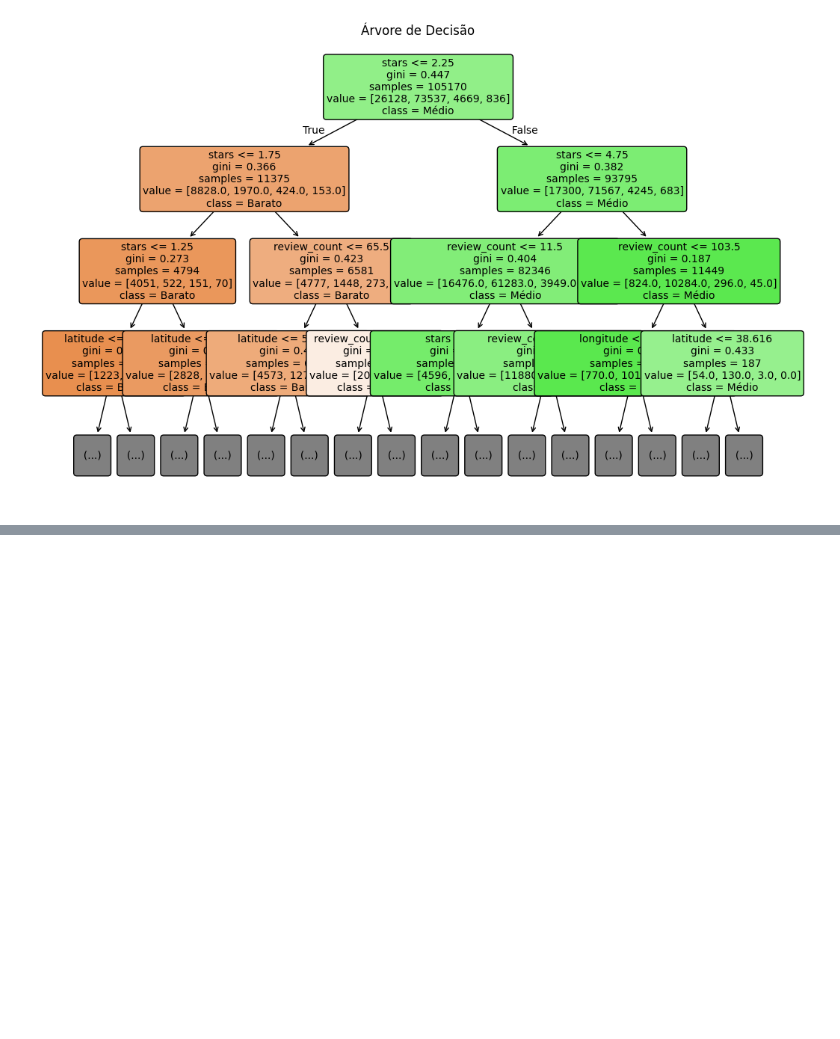
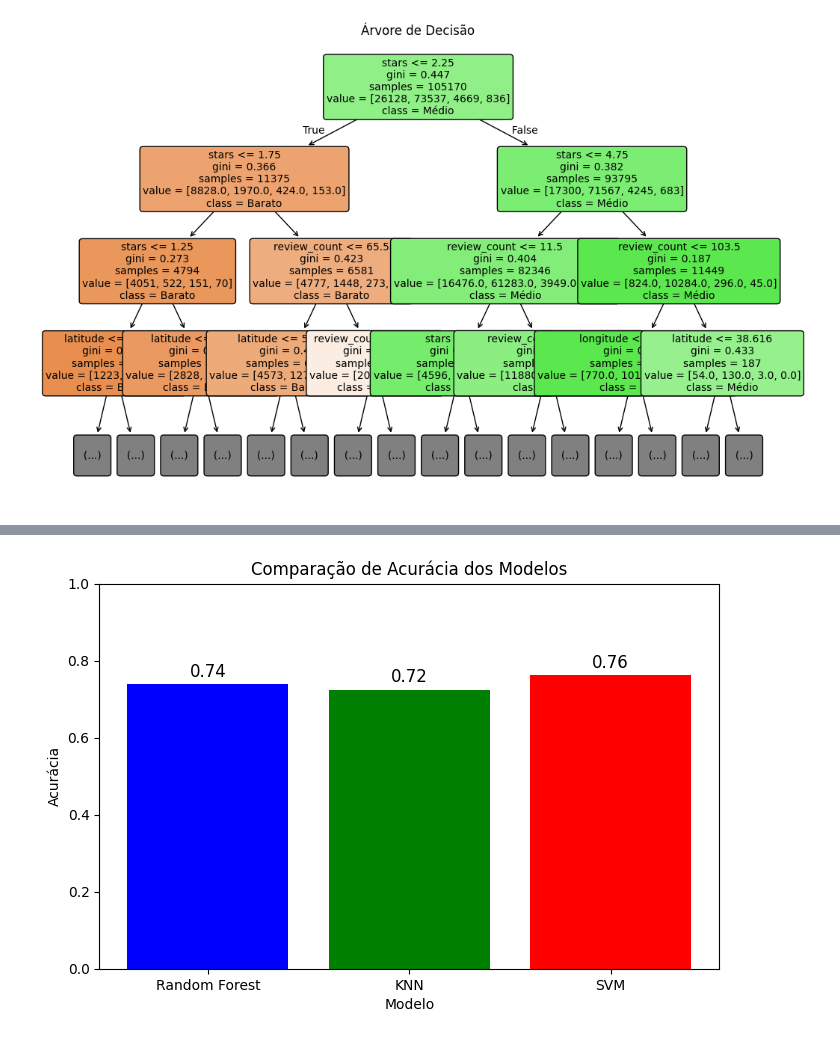
Before and after one commit to ste-coding/pisi3-grupo05, a Jupyter notebook: random-forest.ipynb, the cells around one changed output, grey strips where cells are left out. Cells and saved outputs as stored; diff of their text form; code cells hidden in the pictures; blank space fills up the shorter version.

Commit message:
Classificação e comparação

```diff
--- a/random-forest.ipynb
+++ b/random-forest.ipynb
@@ -235,0 +301,66 @@ Acurácia:
+# %%
+#Comparação entre os 3 modelos
+
+from sklearn.ensemble import RandomForestClassifier
+from sklearn.svm import SVC
+from sklearn.neighbors import KNeighborsClassifier
+from sklearn.preprocessing import StandardScaler
+from sklearn.metrics import confusion_matrix, classification_report, accuracy_score
+from sklearn.model_selection import ShuffleSplit
+import pandas as pd
+import matplotlib.pyplot as plt
+
+# Carregar dados
+df_negocios = pd.read_parquet('yelp_academic_dataset_business_cleaned.parquet')
+X = df_negocios.drop(columns=['RestaurantsPriceRange2', 'business_id']).select_dtypes(include='number').fillna(0).values
+y = df_negocios['RestaurantsPriceRange2'].fillna(0).values
+
+# Normalizar os dados
+scaler = StandardScaler()
+X = scaler.fit_transform(X)
+
+# Criar divisão de treino e teste
+ss = ShuffleSplit(n_splits=1, train_size=0.7, test_size=0.3, random_state=42)
+train_index, test_index = next(ss.split(X, y))
+X_train, X_test = X[train_index], X[test_index]
+y_train, y_test = y[train_index], y[test_index]
+
+# Reduzindo tamanho do dataset para SVM ser mais rápido
+X_train_subset = X_train[:10000]
+y_train_subset = y_train[:10000]
+
+# Modelos para comparação (sem Regressão Logística)
+models = {
+    'Random Forest': RandomForestClassifier(n_estimators=100, random_state=42),
+    'KNN': KNeighborsClassifier(n_neighbors=5),
+    'SVM': SVC(kernel='rbf', random_state=42)  # Kernel RBF para maior eficiência
+}
+
+# Avaliação dos modelos
+results = {}
+for name, model in models.items():
+    if name == 'SVM':
+        model.fit(X_train_subset, y_train_subset)  # Usando o subconjunto menor para treinar SVM
+    else:
+        model.fit(X_train, y_train)
+    y_pred = model.predict(X_test)
+    accuracy = accuracy_score(y_test, y_pred)
+    results[name] = accuracy
+    print(f"{name} - Acurácia: {accuracy:.4f}")
+    print("Matriz de Confusão:")
+    print(confusion_matrix(y_test, y_pred))
+    print("\nRelatório de Classificação:")
+    print(classification_report(y_test, y_pred))
+    print("-" * 50)
+
+# Comparação gráfica
+plt.figure(figsize=(8, 5))
+plt.bar(results.keys(), results.values(), color=['blue', 'green', 'red'])
+plt.title('Comparação de Acurácia dos Modelos')
+plt.xlabel('Modelo')
+plt.ylabel('Acurácia')
+plt.ylim(0, 1)
+for i, v in enumerate(results.values()):
+    plt.text(i, v + 0.02, f"{v:.2f}", ha='center', fontsize=12)
+plt.show()
+# %% [output]
@@ -235,0 +384 @@ Acurácia:
+[figure, added]
```
Also changed, not shown: parts of 3 cells of this notebook.
